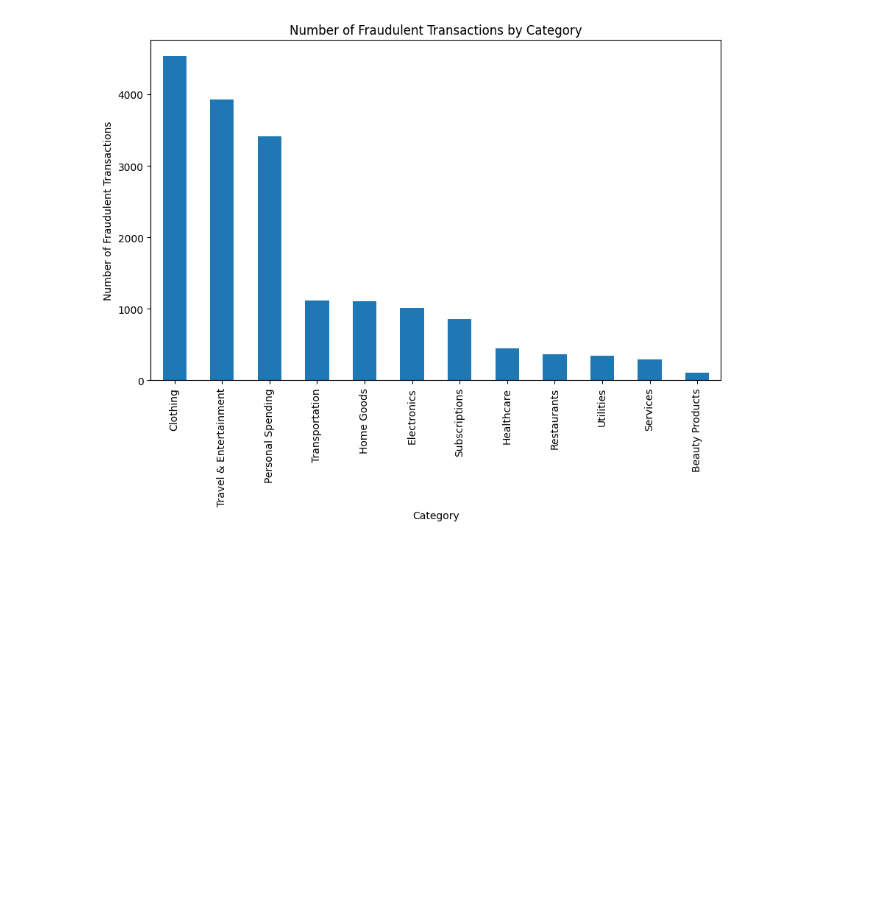
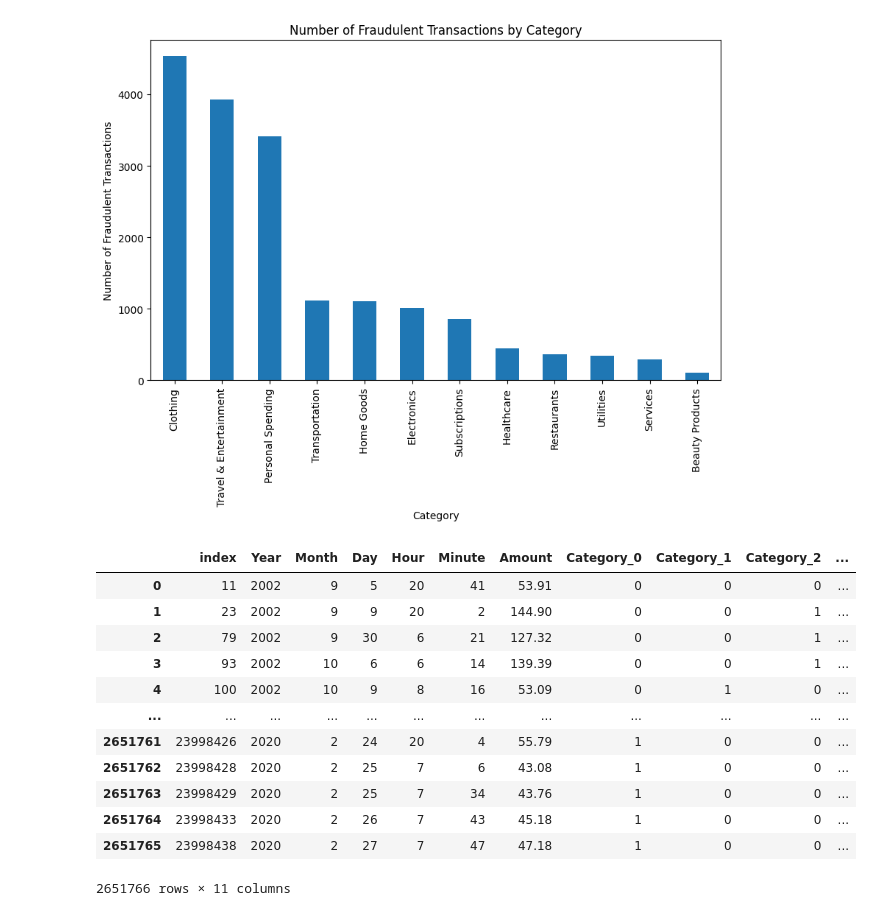
Before and after one commit to NourHabra/FUSE-AI, a Jupyter notebook: online_transactions.ipynb, the cells around one changed output. Cells and saved outputs as stored; diff of their text form; code cells hidden in the pictures; blank space fills up the shorter version.

```diff
--- a/online_transactions.ipynb
+++ b/online_transactions.ipynb
@@ -72,3 +77,30 @@ plt.ylabel('Number of Fraudulent Transactions')
 plt.show()
 # %% [output]
 [figure]
+# %%
+encoder = ce.BinaryEncoder(cols='Category')
+df_encoded = encoder.fit_transform(df['Category'])
+
+df = df.drop(columns='Category')
+df = pd.concat([df, df_encoded], axis=1)
+
+df['Is Fraud?'] = df['Is Fraud?'].apply(lambda x: 1 if x == 'Yes' else 0)
+# %%
+x = df.drop(columns=['Is Fraud?'])
+y = df['Is Fraud?']
+# %%
+x
+# %% [output]
+|  | index | Year | Month | Day | Hour | Minute | Amount | Category_0 | Category_1 | Category_2 | ... |
+| 0 | 11 | 2002 | 9 | 5 | 20 | 41 | 53.91 | 0 | 0 | 0 | ... |
+| 1 | 23 | 2002 | 9 | 9 | 20 | 2 | 144.90 | 0 | 0 | 1 | ... |
+| 2 | 79 | 2002 | 9 | 30 | 6 | 21 | 127.32 | 0 | 0 | 1 | ... |
+| 3 | 93 | 2002 | 10 | 6 | 6 | 14 | 139.39 | 0 | 0 | 1 | ... |
+| 4 | 100 | 2002 | 10 | 9 | 8 | 16 | 53.09 | 0 | 1 | 0 | ... |
+| ... | ... | ... | ... | ... | ... | ... | ... | ... | ... | ... | ... |
+| 2651761 | 23998426 | 2020 | 2 | 24 | 20 | 4 | 55.79 | 1 | 0 | 0 | ... |
+| 2651762 | 23998428 | 2020 | 2 | 25 | 7 | 6 | 43.08 | 1 | 0 | 0 | ... |
+| 2651763 | 23998429 | 2020 | 2 | 25 | 7 | 34 | 43.76 | 1 | 0 | 0 | ... |
+| 2651764 | 23998433 | 2020 | 2 | 26 | 7 | 43 | 45.18 | 1 | 0 | 0 | ... |
+| 2651765 | 23998438 | 2020 | 2 | 27 | 7 | 47 | 47.18 | 1 | 0 | 0 | ... |
+2651766 rows × 11 columns
```
Also changed, not shown: parts of 14 cells of this notebook.
